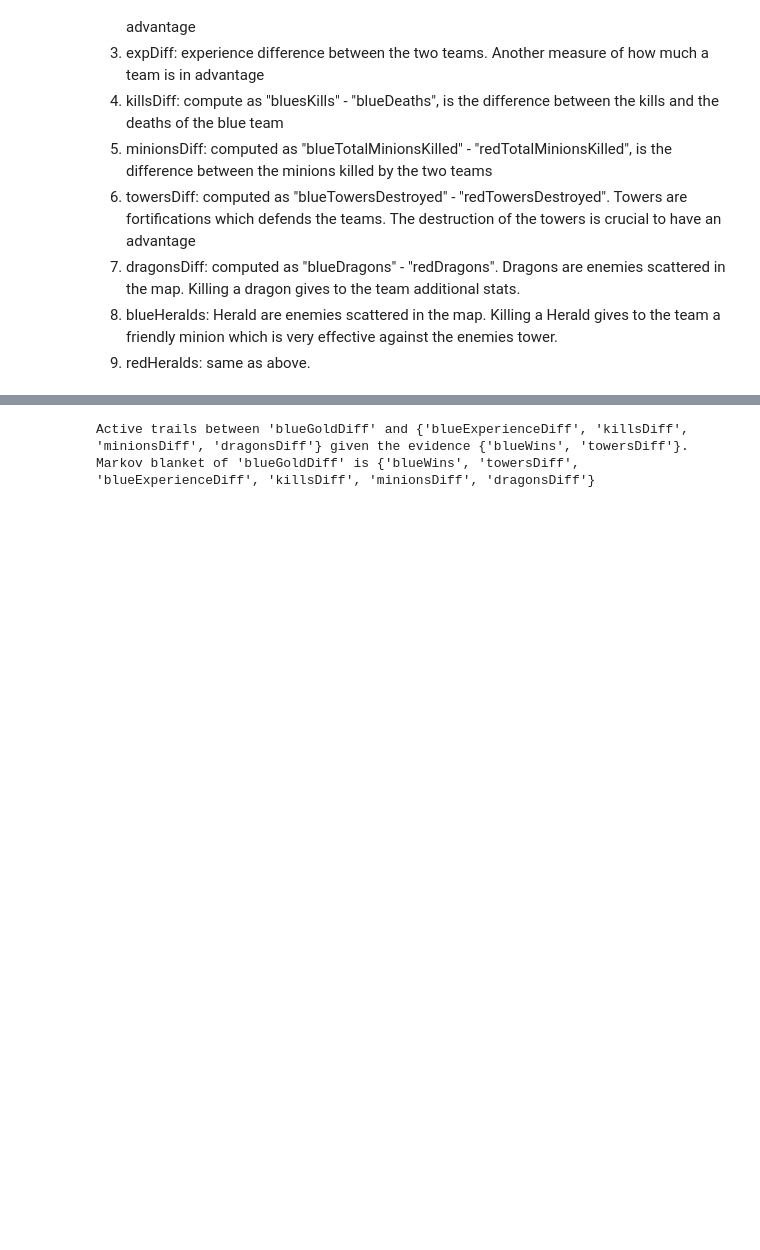
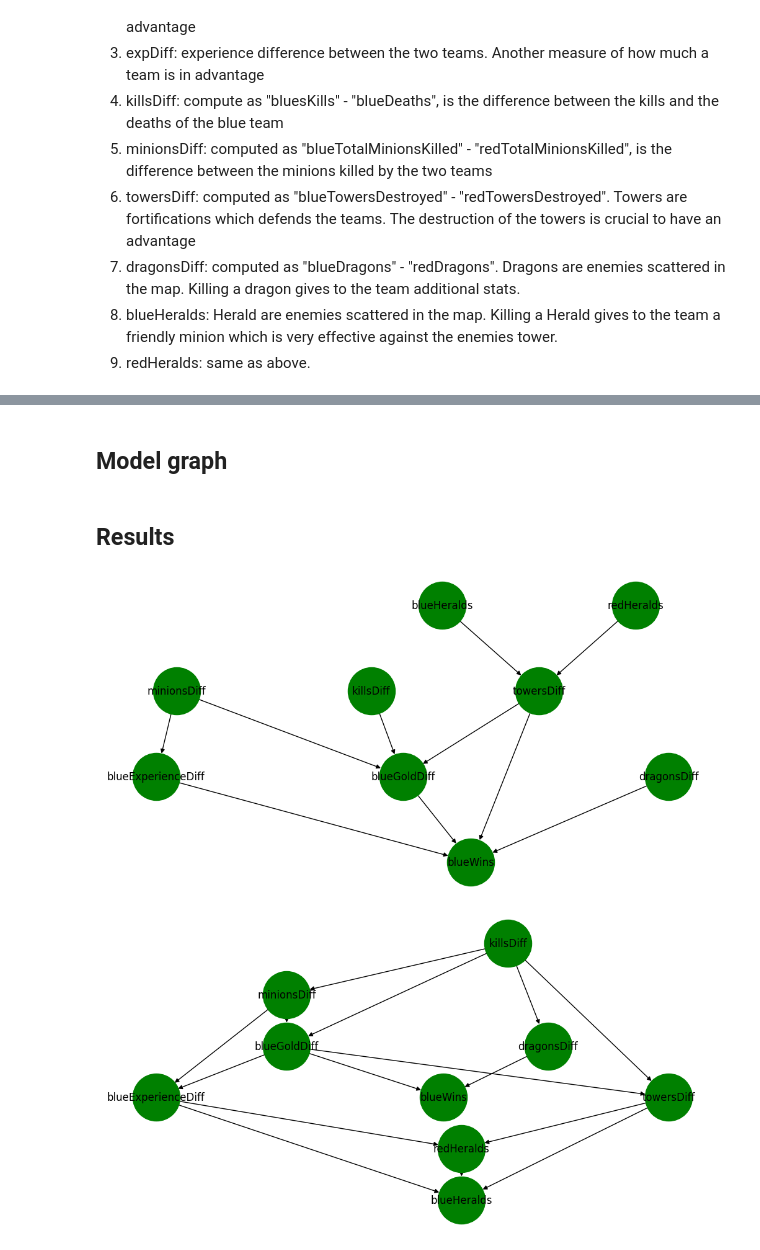
Before and after one commit to elements72/FAIKR-M3, a Jupyter notebook: lol.ipynb, the cells around one changed output, grey strips where cells are left out. Drawn from its saved outputs; the diff is of its cells as text; code cells hidden in the pictures; blank space fills up the shorter version.

```diff
--- a/lol.ipynb
+++ b/lol.ipynb
@@ -62,0 +95,8 @@ for column in dataset:
+# %%
+from pgmpy.estimators import HillClimbSearch, K2Score, ExhaustiveSearch, BicScore, BDeuScore, BDsScore, MmhcEstimator
+
+estimator = HillClimbSearch(dataset)
+
+black_list = [('blueWins', node) for node in dataset.columns[:-1]]
+optimized_model = estimator.estimate(scoring_method=BDsScore(dataset), black_list=black_list)
+optimized_model = BayesianNetwork(optimized_model)
@@ -63,8 +105,5 @@ for column in dataset:
 # %%
 from pgmpy.estimators import BayesianEstimator, MaximumLikelihoodEstimator
-from IPython.display import display, HTML
-
-display(HTML("<style>div.output_area pre {white-space: pre;}</style>"))
 
 model.cpds = []
 
@@ -74,10 +113,22 @@ model.fit(data=dataset,
             equivalent_sample_size=10,
             complete_samples_only=False,
 )
-pd.options.display.max_columns = 2000
+
+optimized_model.fit(data=dataset,
+            estimator=BayesianEstimator,
+            prior_type="BDeu",
+            equivalent_sample_size=10,
+            complete_samples_only=False,
+)
+
+#pd.options.display.max_columns = 2000
 
 print(f"Check model: {model.check_model()=}")
+print(f"Check model: {optimized_model.check_model()=}")
+
+
 
 for cpd in model.get_cpds():
-    print(f"CPT of {cpd.variable}")
-    print(cpd)
+    #print(f"CPT of {cpd.variable}")
+    #print(cpd)
+    pass
@@ -164,23 +219,22 @@ print(model_inference.query(["blueGoldDiff"], {"blueWins": 1, "towersDiff": "Pos
-# %%
-def active_trails_of(query, evidence):
-    active = model.active_trail_nodes(query, observed=evidence).get(query)
-    active.remove(query)
-    if active:
-        if evidence:
-            print(f'Active trails between \'{query}\' and {active} given the evidence {set(evidence)}.')
-        else:
-            print(f'Active trails between \'{query}\' and {active} given no evidence.')
-    else:
-        print(f'No active trails for \'{query}\' given the evidence {set(evidence)}.')
-
-active_trails_of("blueGoldDiff", ["blueWins", "towersDiff"])
-
-
-
-def markov_blanket_of(node):
-    print(f'Markov blanket of \'{node}\' is {set(model.get_markov_blanket(node))}')
-
-markov_blanket_of(node='blueGoldDiff')
-# %% [output]
-Active trails between 'blueGoldDiff' and {'blueExperienceDiff', 'killsDiff', 'minionsDiff', 'dragonsDiff'} given the evidence {'blueWins', 'towersDiff'}.
-Markov blanket of 'blueGoldDiff' is {'blueWins', 'towersDiff', 'blueExperienceDiff', 'killsDiff', 'minionsDiff', 'dragonsDiff'}
+# %% [markdown]
+## Model graph
+# %%
+import networkx as nx
+from networkx.drawing.nx_pydot import graphviz_layout
+import pydot
+import matplotlib.pyplot as plt
+
+def draw_graph(model):
+    pos = graphviz_layout(model, prog="dot")
+    plt.figure(figsize=(10, 5))
+    nx.draw(model, with_labels=True, pos=pos, node_size=3000, node_color="green")
+    plt.savefig('model.png')
+    plt.show()
+# %% [markdown]
+## Results
+# %%
+draw_graph(model)
+draw_graph(optimized_model)
+# %% [output]
+[figure, added]
+[figure, added]
```
Also changed, not shown: parts of 14 cells of this notebook, 1 other file.
